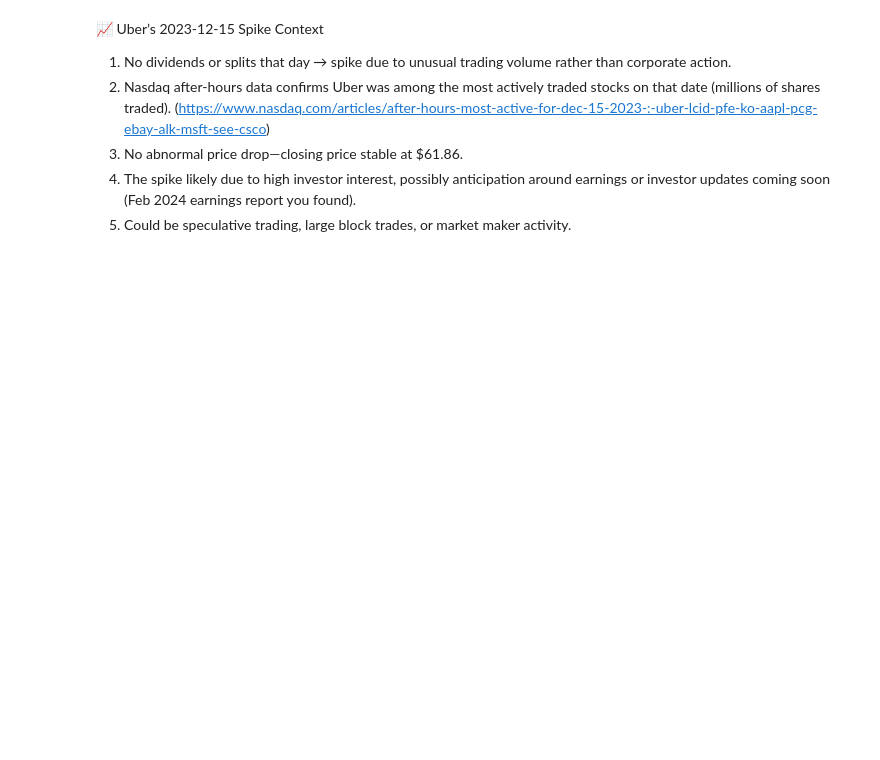
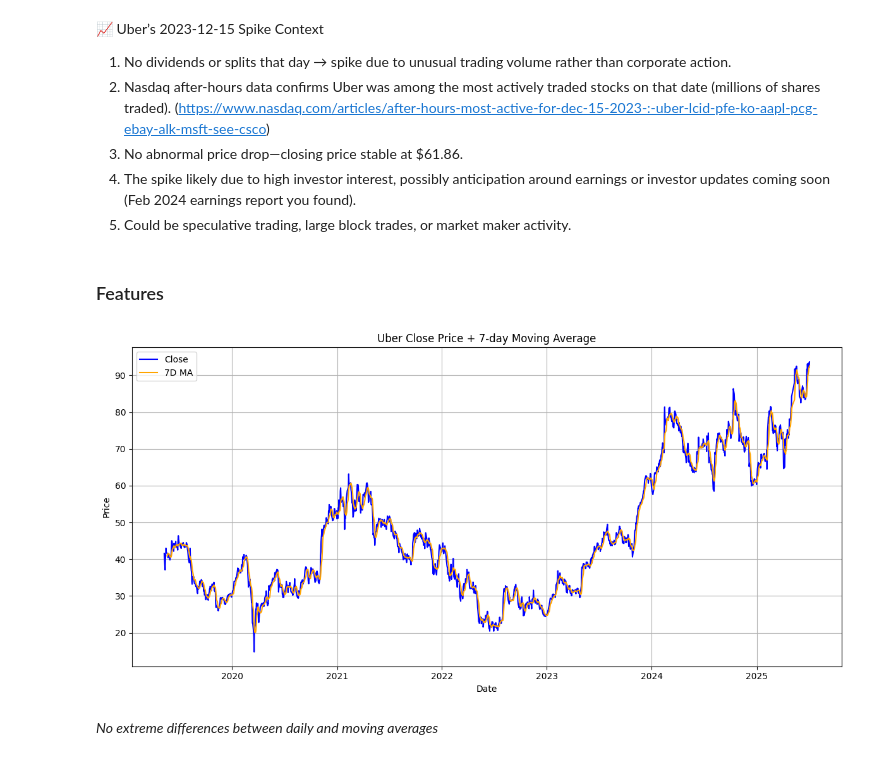
Before and after one commit to Karan088/stock_price_forecast, a Jupyter notebook: Notebook/stockprice-forecast.ipynb, the cells around one changed output. Saved outputs shown, nothing was run; the diff lists cells and outputs as text; code cells hidden in the pictures; blank space fills up the shorter version.

```diff
--- a/Notebook/stockprice-forecast.ipynb
+++ b/Notebook/stockprice-forecast.ipynb
@@ -251,3 +235,40 @@ df_v2['High_Volume_Flag'] = (df_v2['Volume'] > threshold).astype(int)
 5. Could be speculative trading, large block trades, or market maker activity.
 # %%
 # df_v2[df_v2.High_Volume_Flag == 1]
+# %% [markdown]
+### Features
+# %%
+df_v3 = df_v2.copy()
+# %%
+df_v3 = df_v3.sort_values('Date').reset_index(drop=True)
+# %%
+df_v3['Close_lag1'] = df_v3['Close'].shift(1)
+df_v3['Close_lag2'] = df_v3['Close'].shift(2)
+df_v3['Close_lag3'] = df_v3['Close'].shift(3)
+
+# Rolling mean and std (volatility)
+df_v3['Close_7d_ma'] = df_v3['Close'].rolling(7).mean()
+df_v3['Close_7d_std'] = df_v3['Close'].rolling(7).std()
+
+# Daily % change
+df_v3['Pct_Change'] = df_v3['Close'].pct_change() * 100
+
+# High volume flag (top 1% volume = spike)
+threshold = df_v3['Volume'].quantile(0.99)
+df_v3['High_Volume_Flag'] = (df_v3['Volume'] > threshold).astype(int)
+# %%
+# Plot closing price + 7d MA
+plt.figure(figsize=(12,6))
+plt.plot(df_v3['Date'], df_v3['Close'], label='Close', color='blue')
+plt.plot(df_v3['Date'], df_v3['Close_7d_ma'], label='7D MA', color='orange')
+plt.title('Uber Close Price + 7-day Moving Average')
+plt.xlabel('Date')
+plt.ylabel('Price')
+plt.legend()
+plt.grid(True)
+plt.tight_layout()
+plt.show()
+# %% [output]
+[figure, added]
+# %% [markdown]
+*No extreme differences between daily and moving averages*
```
Also changed, not shown: parts of 50 cells of this notebook.
